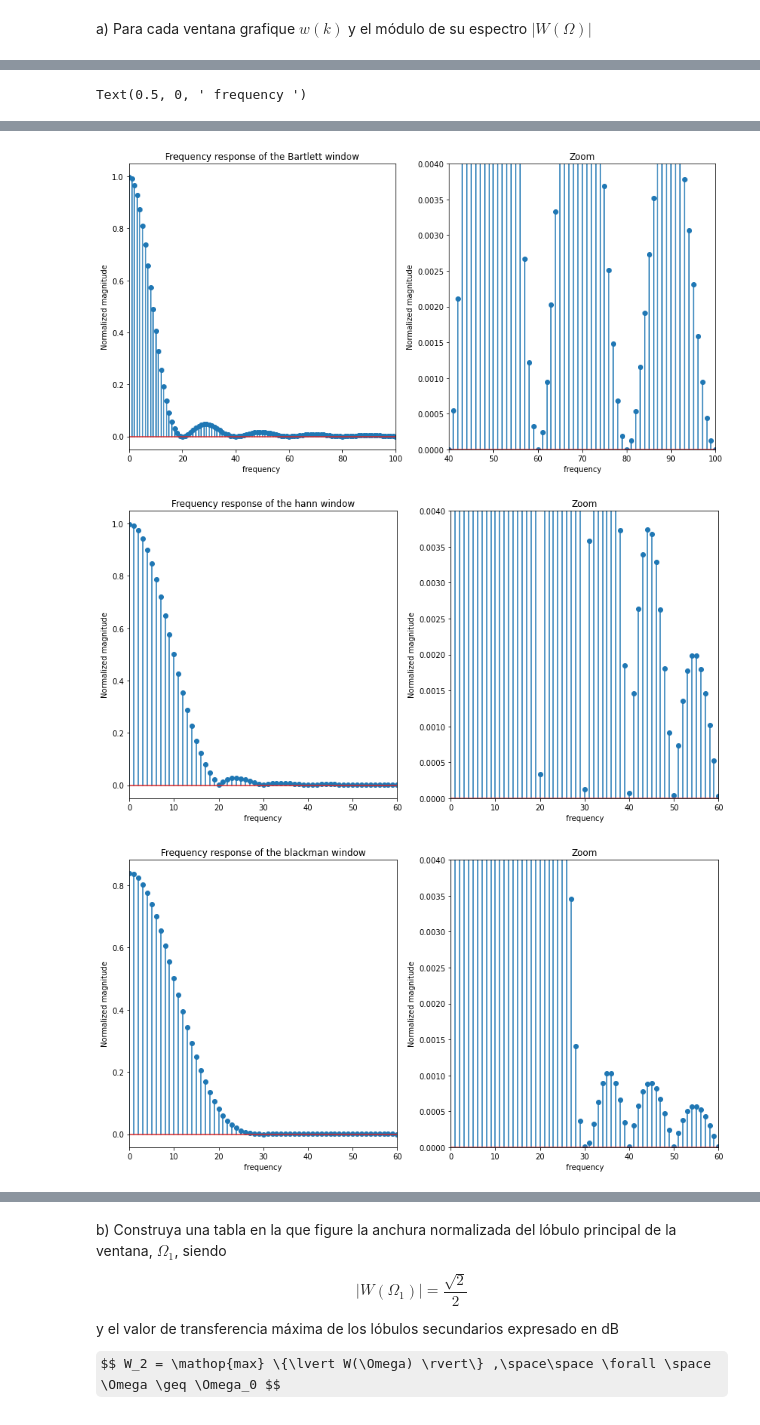
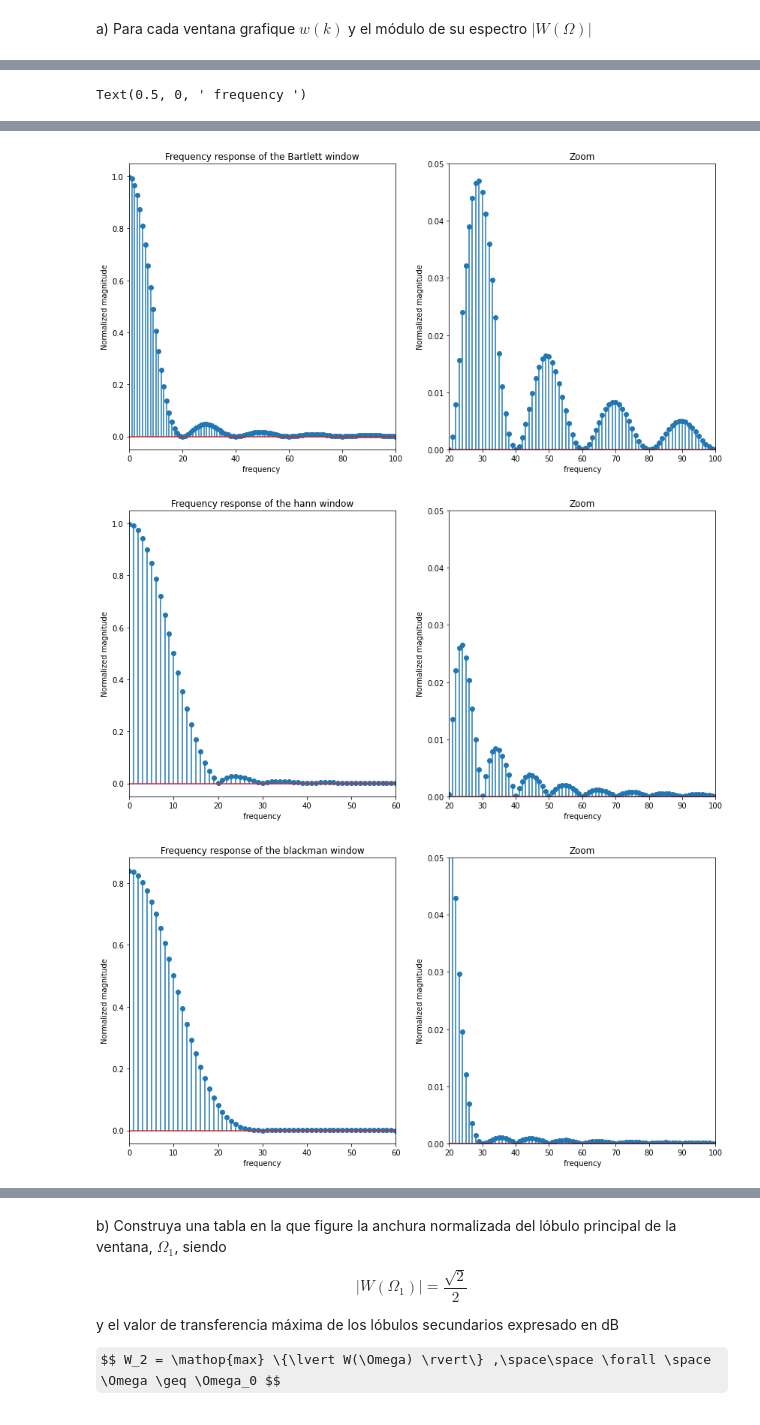
Before and after one commit to FabianVillada/PDS_TPs, a Jupyter notebook: TP2_Ventanas.ipynb, the cells around one changed output, grey strips where cells are left out. Cells and saved outputs as stored; diff of their text form; code cells hidden in the pictures; some formulas as TeX source.

```diff
--- a/TP2_Ventanas.ipynb
+++ b/TP2_Ventanas.ipynb
@@ -94,8 +94,8 @@ plt.ylabel("Normalized magnitude")
 plt.xlabel("frequency ")
 plt.subplot(1,2,2)
 plt.stem( freq3 , B[0:len(freq3)])
-plt.xlim(40,100)
-plt.ylim(0,0.004)
+plt.xlim(20,100)
+plt.ylim(0,0.05)
 plt.title("Zoom")
 plt.ylabel("Normalized magnitude")
 plt.xlabel(" frequency ")
@@ -136,8 +136,8 @@ plt.ylabel("Normalized magnitude")
 plt.xlabel(" frequency ")
 plt.subplot(1,2,2)
 plt.stem( freq3 , B[0:len(freq3)])
-plt.xlim(0,60)
-plt.ylim(0,0.004)
+plt.xlim(20,100)
+plt.ylim(0,0.05)
 plt.title("Zoom")
 plt.ylabel("Normalized magnitude")
 plt.xlabel(" frequency ")
@@ -176,8 +176,8 @@ plt.ylabel("Normalized magnitude")
 plt.xlabel(" frequency ")
 plt.subplot(1,2,2)
 plt.stem( freq3 , B[0:len(freq3)])
-plt.xlim(0,60)
-plt.ylim(0,0.004)
+plt.xlim(20,100)
+plt.ylim(0,0.05)
 plt.title("Zoom")
 plt.ylabel("Normalized magnitude")
 plt.xlabel(" frequency ")
@@ -189,7 +189,7 @@ window = signal.flattop(N)
 plt.figure(1)
 plt.plot(window , color='b' , label='flattop')
 plt.legend(loc='upper right', fontsize='large')
-plt.title("Flat top window")
+plt.title("windows")
 plt.ylabel("Amplitude")
 plt.xlabel("Sample")
 
@@ -200,7 +200,7 @@ response = 20 * np.log10(np.abs(A))
 plt.plot(freq, response[0:len(freq)] , color='b', label = 'flattop')
 plt.legend(loc='upper right', fontsize='large')
 plt.axis([xmin, xmax, ymin, ymax]) #xmin, xmax, ymin, ymax = axis([xmin, xmax, ymin, ymax])
-plt.title("Frequency response of the flat top window")
+plt.title("Frequency response of windows")
 plt.ylabel("Normalized magnitude [dB]")
 plt.xlabel("Normalized frequency [cycles per sample]")
 
@@ -215,8 +215,8 @@ plt.ylabel("Normalized magnitude")
 plt.xlabel("Normalized frequency [cycles per sample]")
 plt.subplot(1,2,2)
 plt.stem( freq3 , B[0:len(freq3)])
-plt.xlim(0,80)
-plt.ylim(0,0.004)
+plt.xlim(20,100)
+plt.ylim(0,0.05)
 plt.title("Zoom")
 plt.ylabel("Normalized magnitude")
 plt.xlabel(" frequency ")
@@ -227,3 +227,3 @@ Text(0.5, 0, ' frequency ')
-[figure, old version]
+[figure, new version]
-[figure, old version]
+[figure, new version]
-[figure, old version]
+[figure, new version]
```
Also changed, not shown: parts of 4 cells of this notebook.
